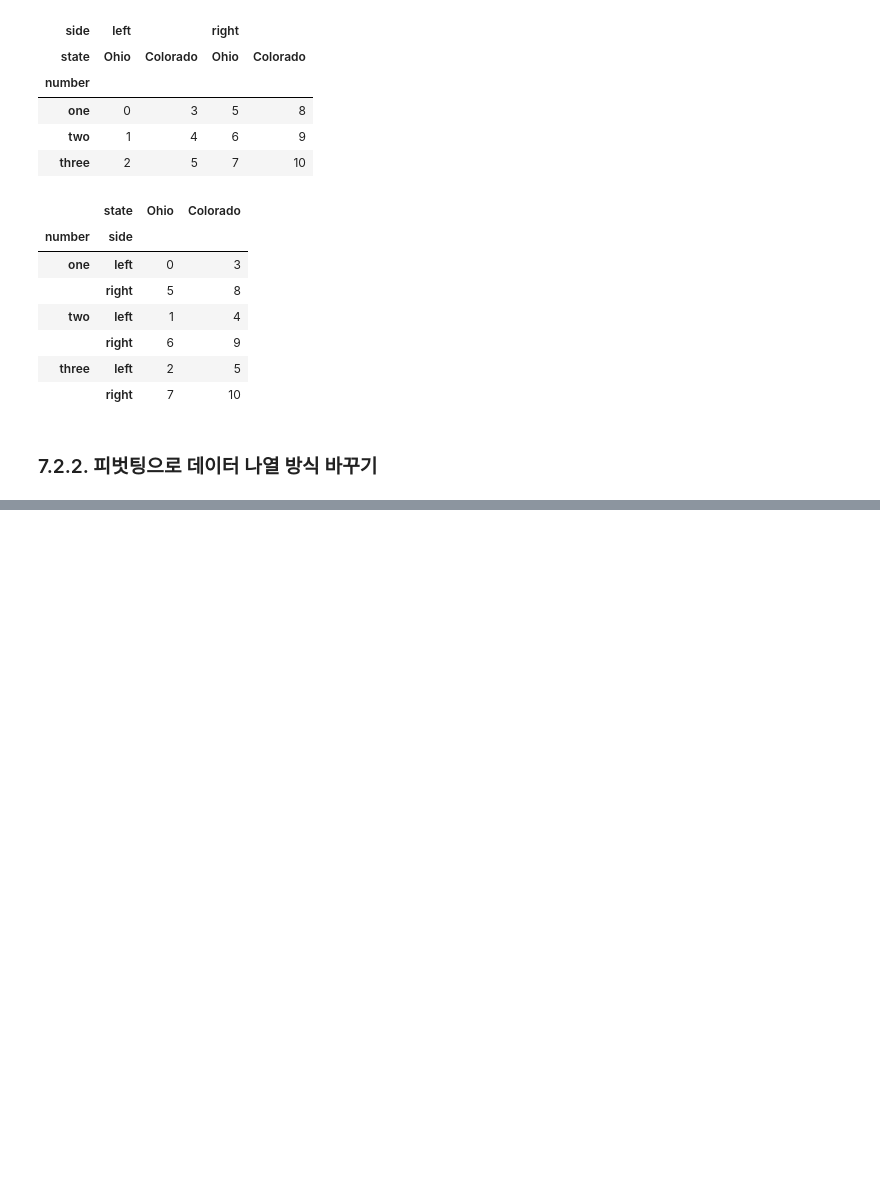
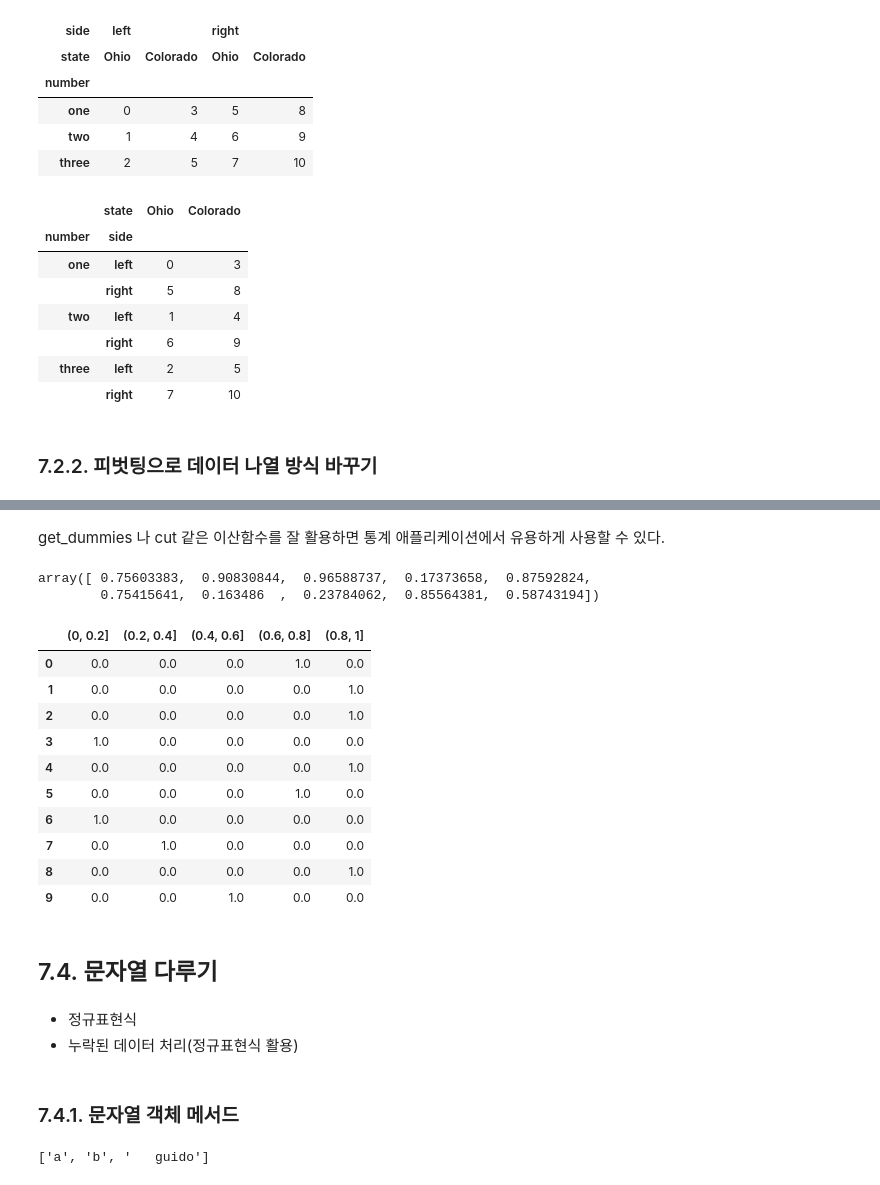
Before and after one commit to tomining/python, a Jupyter notebook: python_for_data_analysis/CH7_PREPARING_DATA.ipynb, the cells around one changed output, grey strips where cells are left out. Cells and saved outputs as stored; diff of their text form; code cells hidden in the pictures; blank space fills up the shorter version.

```diff
--- a/python_for_data_analysis/CH7_PREPARING_DATA.ipynb
+++ b/python_for_data_analysis/CH7_PREPARING_DATA.ipynb
@@ -799,0 +1388,32 @@ df.unstack('state').stack('side')
+# %% [markdown]
+get_dummies 나 cut 같은 이산함수를 잘 활용하면 통계 애플리케이션에서 유용하게 사용할 수 있다.
+# %%
+values = np.random.rand(10)
+# %%
+values
+# %% [output]
+array([ 0.75603383,  0.90830844,  0.96588737,  0.17373658,  0.87592824,
+        0.75415641,  0.163486  ,  0.23784062,  0.85564381,  0.58743194])
+# %%
+bins = [0, 0.2, 0.4, 0.6, 0.8, 1]
+# %%
+pd.get_dummies(pd.cut(values, bins))
+# %% [output]
+|  | (0, 0.2] | (0.2, 0.4] | (0.4, 0.6] | (0.6, 0.8] | (0.8, 1] |
+| 0 | 0.0 | 0.0 | 0.0 | 1.0 | 0.0 |
+| 1 | 0.0 | 0.0 | 0.0 | 0.0 | 1.0 |
+| 2 | 0.0 | 0.0 | 0.0 | 0.0 | 1.0 |
+| 3 | 1.0 | 0.0 | 0.0 | 0.0 | 0.0 |
+| 4 | 0.0 | 0.0 | 0.0 | 0.0 | 1.0 |
+| 5 | 0.0 | 0.0 | 0.0 | 1.0 | 0.0 |
+| 6 | 1.0 | 0.0 | 0.0 | 0.0 | 0.0 |
+| 7 | 0.0 | 1.0 | 0.0 | 0.0 | 0.0 |
+| 8 | 0.0 | 0.0 | 0.0 | 0.0 | 1.0 |
+| 9 | 0.0 | 0.0 | 1.0 | 0.0 | 0.0 |
+# %% [markdown]
+## 7.4. 문자열 다루기
+# %% [markdown]
+* 정규표현식
+* 누락된 데이터 처리(정규표현식 활용)
+# %% [markdown]
+### 7.4.1. 문자열 객체 메서드
@@ -799,0 +1422,4 @@ df.unstack('state').stack('side')
+# %%
+val.split(',')
+# %% [output]
+['a', 'b', '   guido']
```
Also changed, not shown: parts of 166 cells of this notebook, 3 other files.
